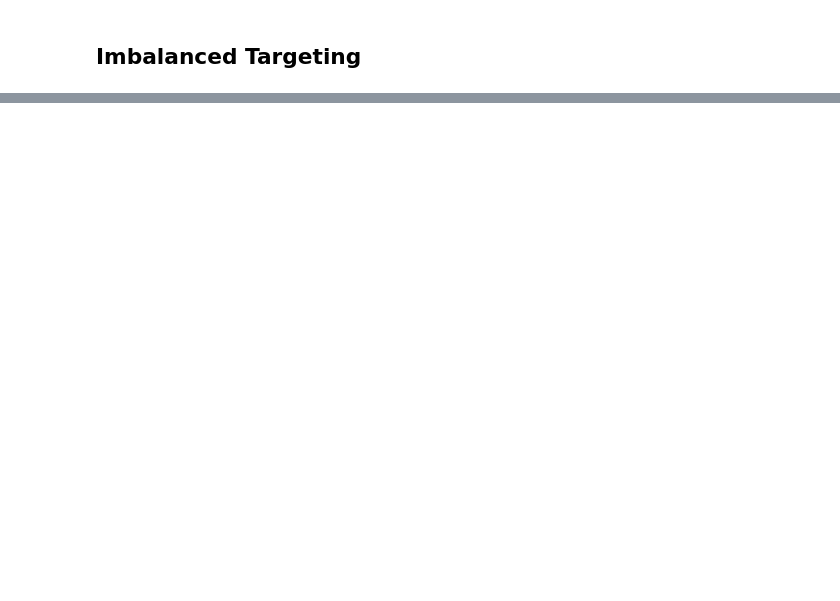
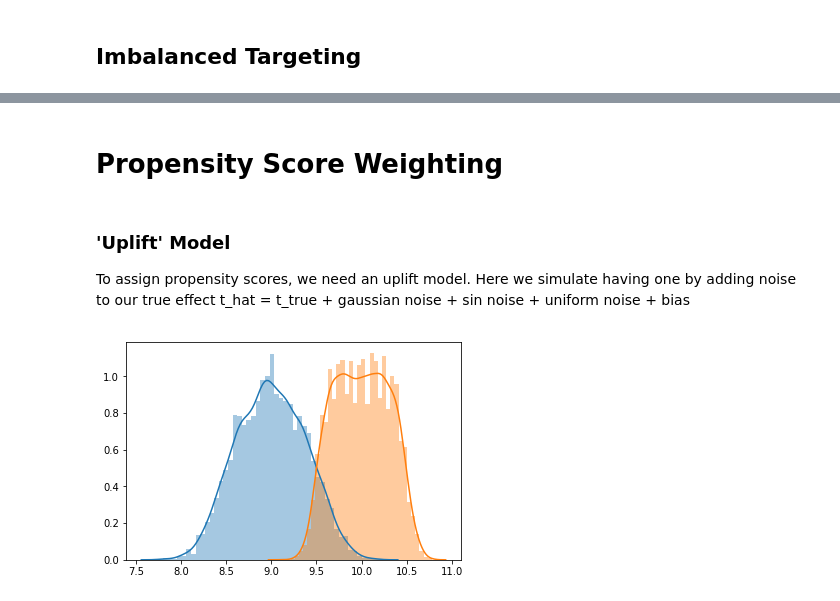
Before and after one commit to ANGELMAN-J/Applied-Predictive-Analytics-SS19, a Jupyter notebook: APA Basic Data Sim.ipynb, the cells around one changed output, grey strips where cells are left out. Saved outputs shown, nothing was run; the diff lists cells and outputs as text; code cells hidden in the pictures; blank space fills up the shorter version.

```diff
--- a/APA Basic Data Sim.ipynb
+++ b/APA Basic Data Sim.ipynb
@@ -155,0 +154,21 @@ Targeting all:  765677.27
+# %% [markdown]
+# Propensity Score Weighting
+# %% [markdown]
+### 'Uplift' Model
+To assign propensity scores, we need an uplift model.
+Here we simulate having one by adding noise to our true effect
+t_hat = t_true + gaussian noise + sin noise + uniform noise + bias
+# %%
+bias = -1
+pred_uplift = np.round(true_treatment_effect
+                       + np.random.normal(loc = 0, scale=true_treatment_effect_mean/50,size=N)
+                       + np.random.uniform(-true_treatment_effect_mean/50, true_treatment_effect_mean/50, size=N)
+                       + bias
+                       ,2)
+pred_uplift = np.where(pred_uplift<0, 0, pred_uplift)
+# %%
+sns.distplot(pred_uplift, label='Uplift Model')
+sns.distplot(true_treatment_effect, label='True')
+plt.show()
+# %% [output]
+[figure, added]
```
Also changed, not shown: parts of 33 cells of this notebook.
